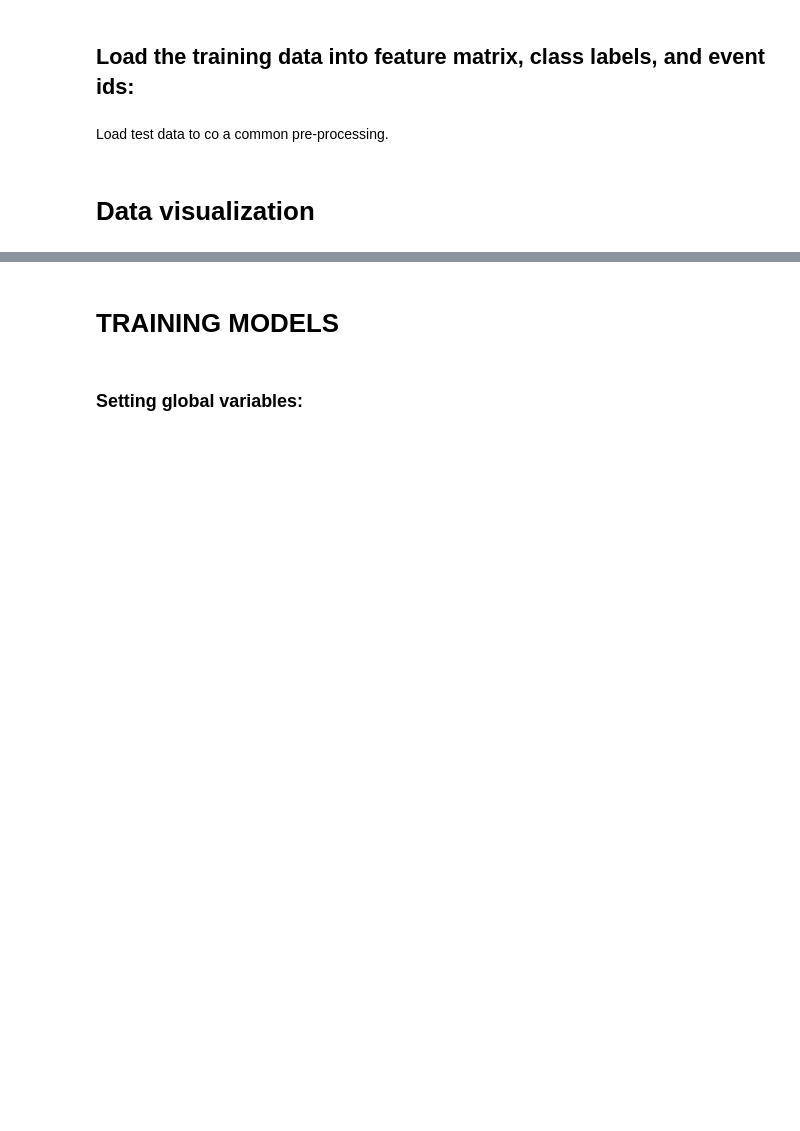
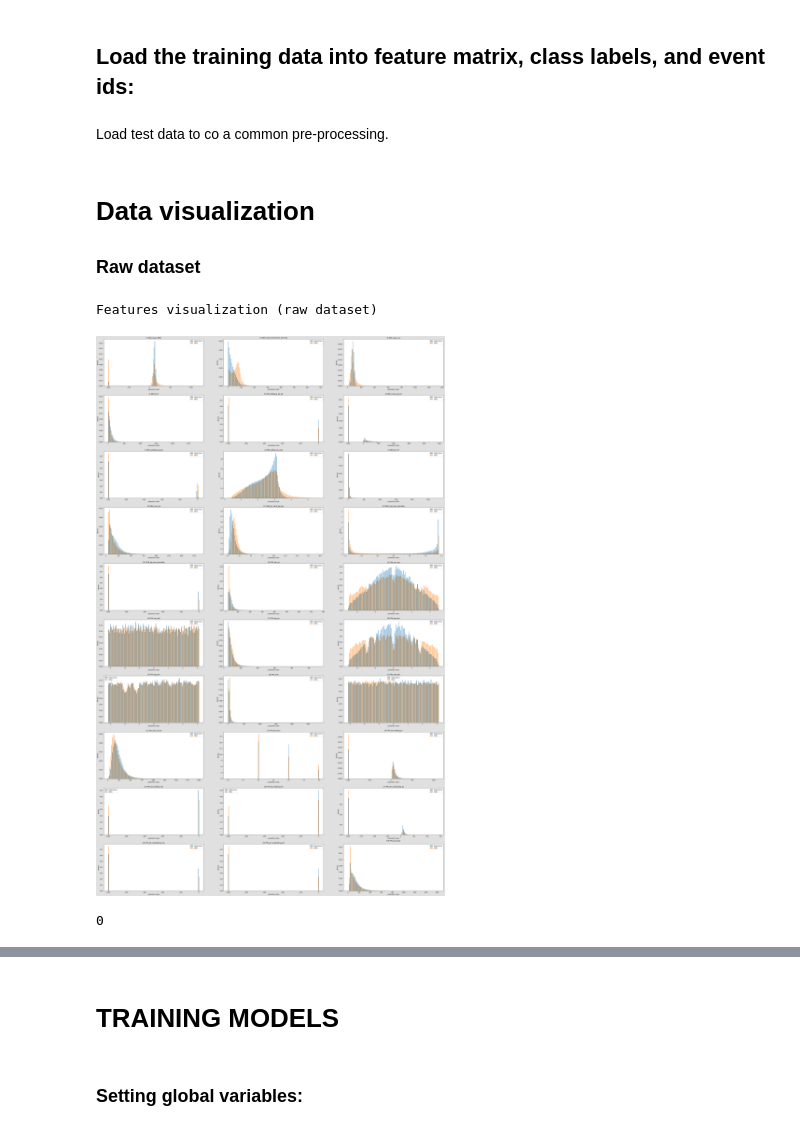
Before and after one commit to CS-433/ml-project-1-jaggifanclub, a Jupyter notebook: project1.ipynb, the cells around one changed output, grey strips where cells are left out. Drawn from its saved outputs; the diff is of its cells as text; code cells hidden in the pictures; blank space fills up the shorter version.

Commit message:
Data visualization added in project1.ipynb

```diff
--- a/project1.ipynb
+++ b/project1.ipynb
@@ -25,3 +25,13 @@ DATA_TEST_PATH = '../Projet_1_data/test.csv'
 _, tX_test, ids_test = load_csv_data(DATA_TEST_PATH)
 # %% [markdown]
 # Data visualization
+### Raw dataset
+# %%
+with open(DATA_TRAIN_PATH, mode='r') as f:
+    param_names = np.array(f.readline().split(',')[2:])
+print("Features visualization (raw dataset)")
+plot_features_visualization(y_train, tX_train, names=param_names)
+# %% [output]
+Features visualization (raw dataset)
+[figure, added]
+0
```
Also changed, not shown: parts of 6 cells of this notebook, 1 other file.
